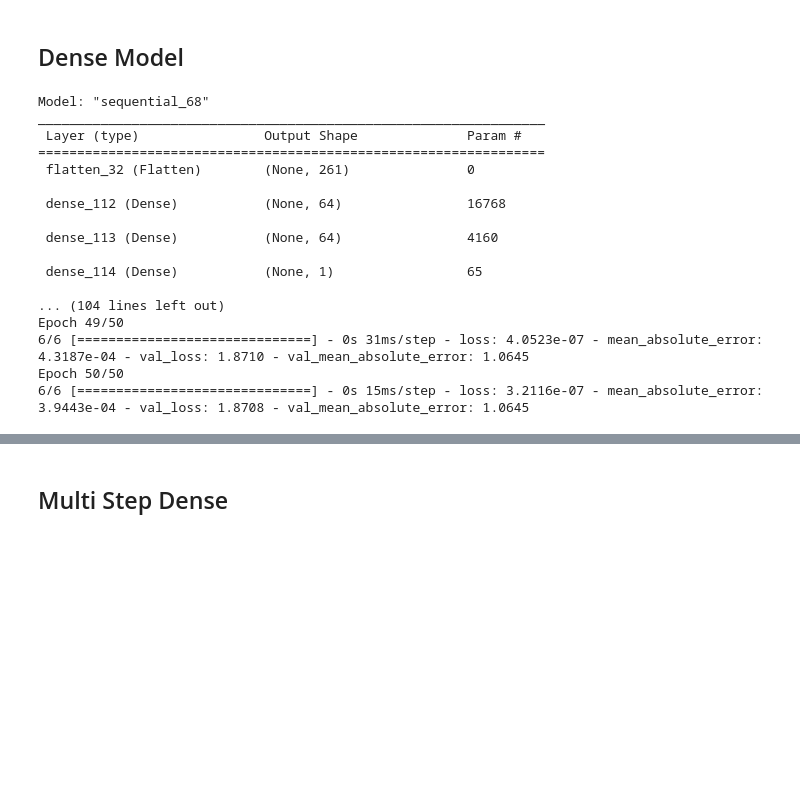
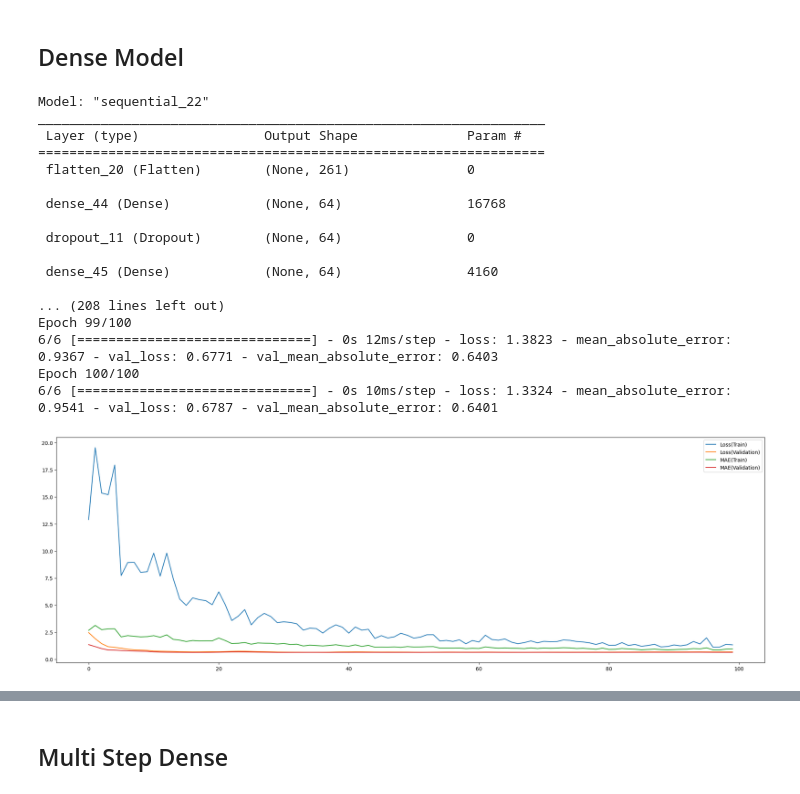
Before and after one commit to hubtru/SalesTrendsAnalyzer, a Jupyter notebook: training(h)_w_optimized.ipynb, the cells around one changed output, grey strips where cells are left out. Saved outputs shown, nothing was run; the diff lists cells and outputs as text; code cells hidden in the pictures; blank space fills up the shorter version.

```diff
--- a/training(h)_w_optimized.ipynb
+++ b/training(h)_w_optimized.ipynb
@@ -452,33 +462,39 @@ single_step_window.plot(linear, used_normalization=normalization_params)
 dense = tf.keras.Sequential([
     tf.keras.layers.Flatten(input_shape=(WINDOW_WIDTH, FEATURE_SIZE)),
     tf.keras.layers.Dense(units=64, activation='relu'),
+    tf.keras.layers.Dropout(rate=0.8),
     tf.keras.layers.Dense(units=64, activation='relu'),
+    tf.keras.layers.Dropout(rate=0.8),
     tf.keras.layers.Dense(units=LABEL_WIDTH),
     tf.keras.layers.Reshape(target_shape=(LABEL_WIDTH, 1))
 ])
 print(dense.summary())
 
-history = compile_and_fit(dense, single_step_window)
+history = compile_and_fit(dense, single_step_window, epochs=100)
 
 register_performance('Dense', dense, single_step_window)
 # %% [output]
-Model: "sequential_68"
+Model: "sequential_22"
 _________________________________________________________________
  Layer (type)                Output Shape              Param #
 =================================================================
- flatten_32 (Flatten)        (None, 261)               0
+ flatten_20 (Flatten)        (None, 261)               0
 
- dense_112 (Dense)           (None, 64)                16768
+ dense_44 (Dense)            (None, 64)                16768
 
- dense_113 (Dense)           (None, 64)                4160
+ dropout_11 (Dropout)        (None, 64)                0
 
- dense_114 (Dense)           (None, 1)                 65
+ dense_45 (Dense)            (None, 64)                4160
 
-... (104 lines left out)
-Epoch 49/50
-6/6 [==============================] - 0s 31ms/step - loss: 4.0523e-07 - mean_absolute_error: 4.3187e-04 - val_loss: 1.8710 - val_mean_absolute_error: 1.0645
-Epoch 50/50
-6/6 [==============================] - 0s 15ms/step - loss: 3.2116e-07 - mean_absolute_error: 3.9443e-04 - val_loss: 1.8708 - val_mean_absolute_error: 1.0645
+... (208 lines left out)
+Epoch 99/100
+6/6 [==============================] - 0s 12ms/step - loss: 1.3823 - mean_absolute_error: 0.9367 - val_loss: 0.6771 - val_mean_absolute_error: 0.6403
+Epoch 100/100
+6/6 [==============================] - 0s 10ms/step - loss: 1.3324 - mean_absolute_error: 0.9541 - val_loss: 0.6787 - val_mean_absolute_error: 0.6401
+# %%
+plot_history(history)
+# %% [output]
+[figure, added]
 # %%
 single_step_window.plot(dense, used_normalization=normalization_params)
 # %% [output]
```
Also changed, not shown: parts of 20 cells of this notebook, 2 other files.
